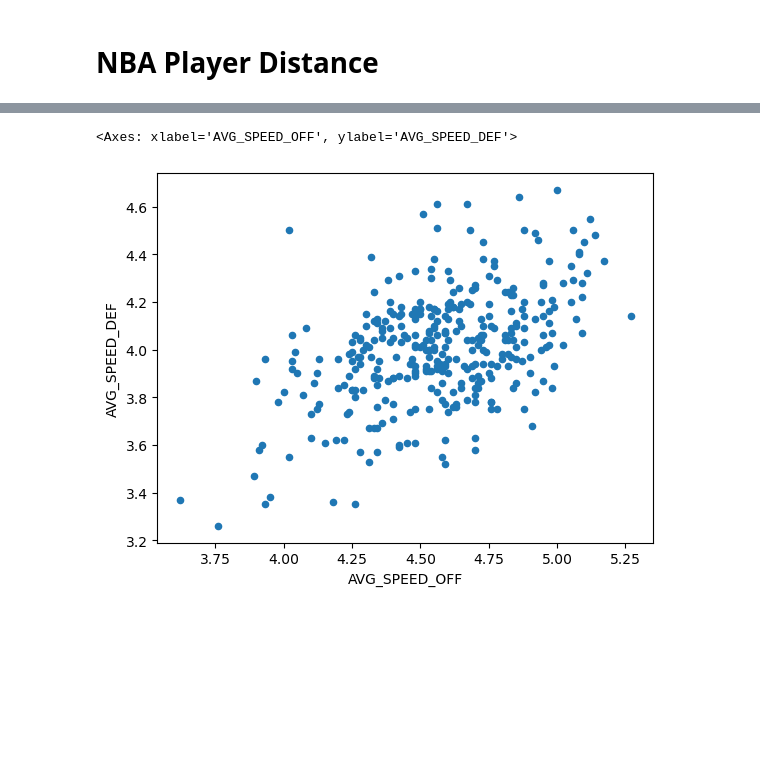
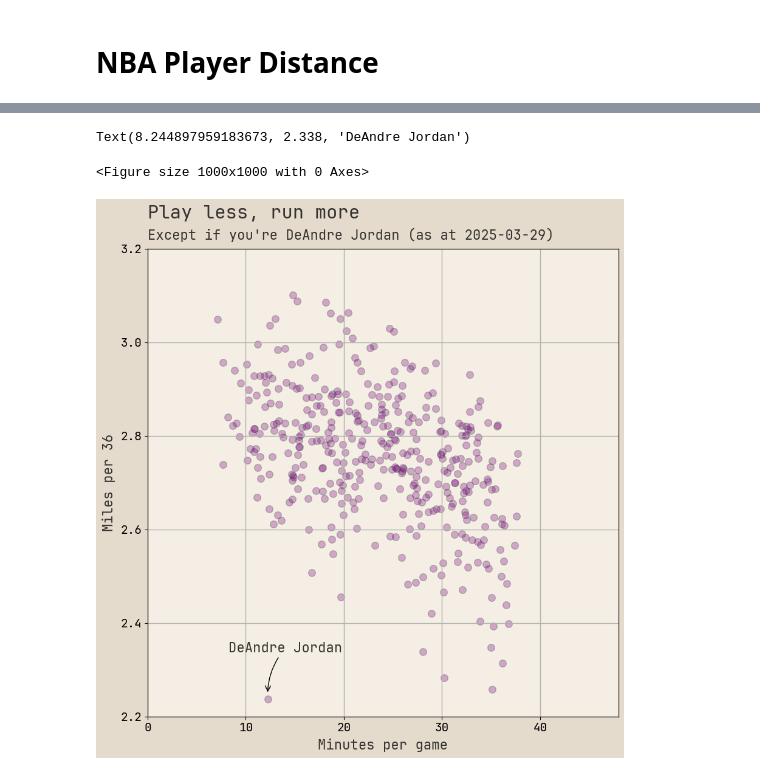
Before and after one commit to penborter/nba-data, a Jupyter notebook: utils/DistanceTest.ipynb, the cells around one changed output, grey strips where cells are left out. Drawn from its saved outputs; the diff is of its cells as text; code cells hidden in the pictures; blank space fills up the shorter version.

Commit message:
update CourtPlot

```diff
--- a/utils/DistanceTest.ipynb
+++ b/utils/DistanceTest.ipynb
@@ -36,10 +60,39 @@ df.sort_values(by="DIST_MILES_DEF", ascending=False)
 # %%
 import matplotlib.pyplot as plt
-# %%
-df.plot.scatter(x="AVG_SPEED_OFF", y="AVG_SPEED_DEF")
-# %% [output]
-<Axes: xlabel='AVG_SPEED_OFF', ylabel='AVG_SPEED_DEF'>
-[figure, removed]
+# %%
+plt.style.use('./site.mplstyle')
+
+plt.figure()
+ec='#2A4644'
+
+df.plot.scatter(x="MIN_PER_GAME", y="MILES_PER_36",
+                title="Play less, run more",
+                xlim=(0,48),
+                ylim=(2.2,3.2),
+                xlabel="Minutes per game",
+                ylabel="Miles per 36",
+                fc='purple',
+                s=70,
+                ec=ec,
+                alpha=0.30)
+
+plt.suptitle("Except if you're DeAndre Jordan (as at 2025-03-29)",
+             fontsize=16,
+             y=0.915,
+             x=0.459)
+
+plt.annotate('DeAndre Jordan',
+             xy=(annt_x, annt_y),
+             fontsize=16,
+             xytext=(annt_x-4, annt_y+0.1),
+             arrowprops=dict(arrowstyle='->',
+                             color='black',
+                             shrinkB=8,
+                             connectionstyle='arc3,rad=0.2'))
+# %% [output]
+Text(8.244897959183673, 2.338, 'DeAndre Jordan')
+<Figure size 1000x1000 with 0 Axes>
+[figure, added]
 # %%
 json_data = df[["PLAYER_NAME", "AVG_SPEED_OFF","AVG_SPEED_DEF"]].to_json(orient="records")
 
```
Also changed, not shown: parts of 6 cells of this notebook, 5 other files.
